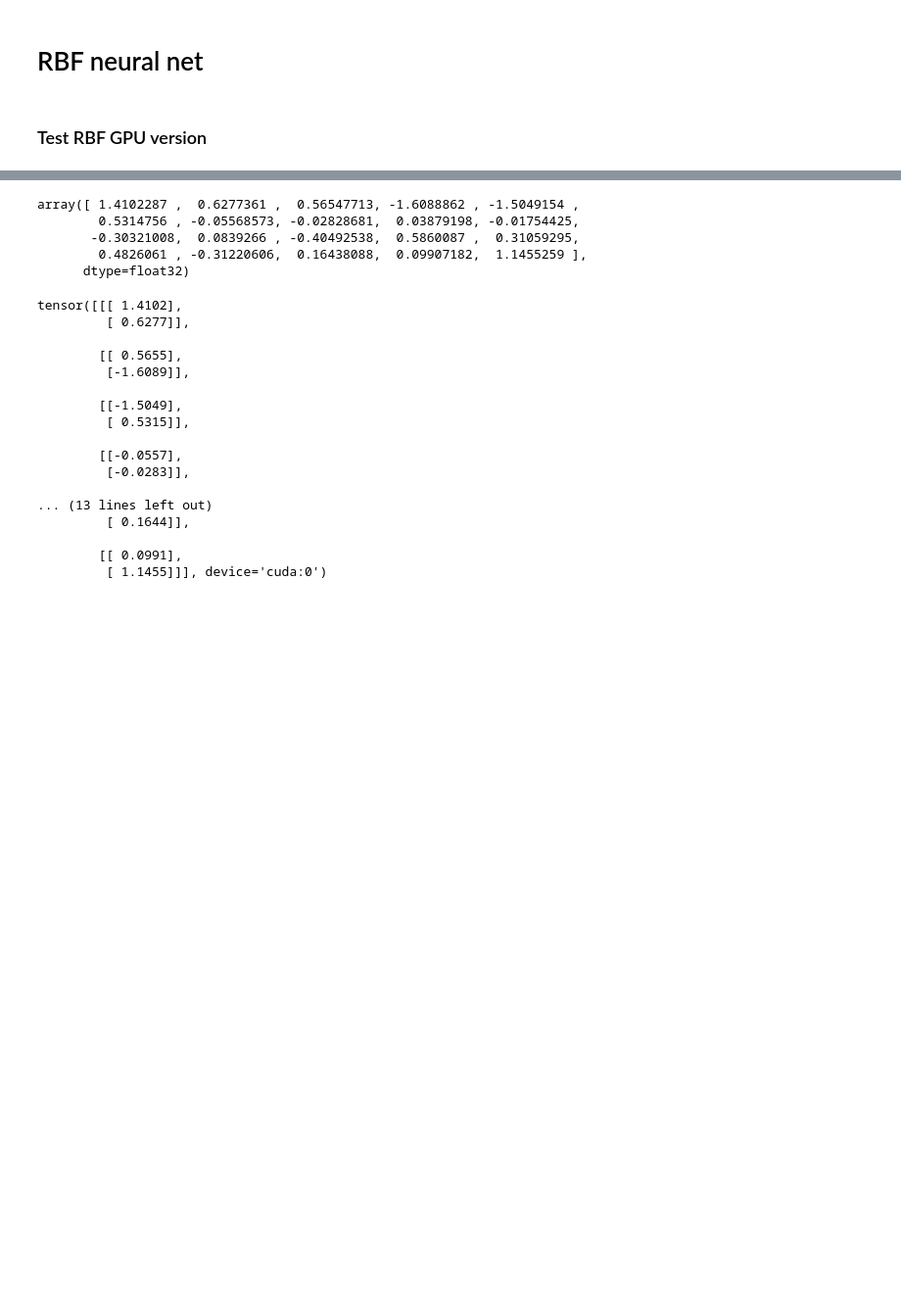
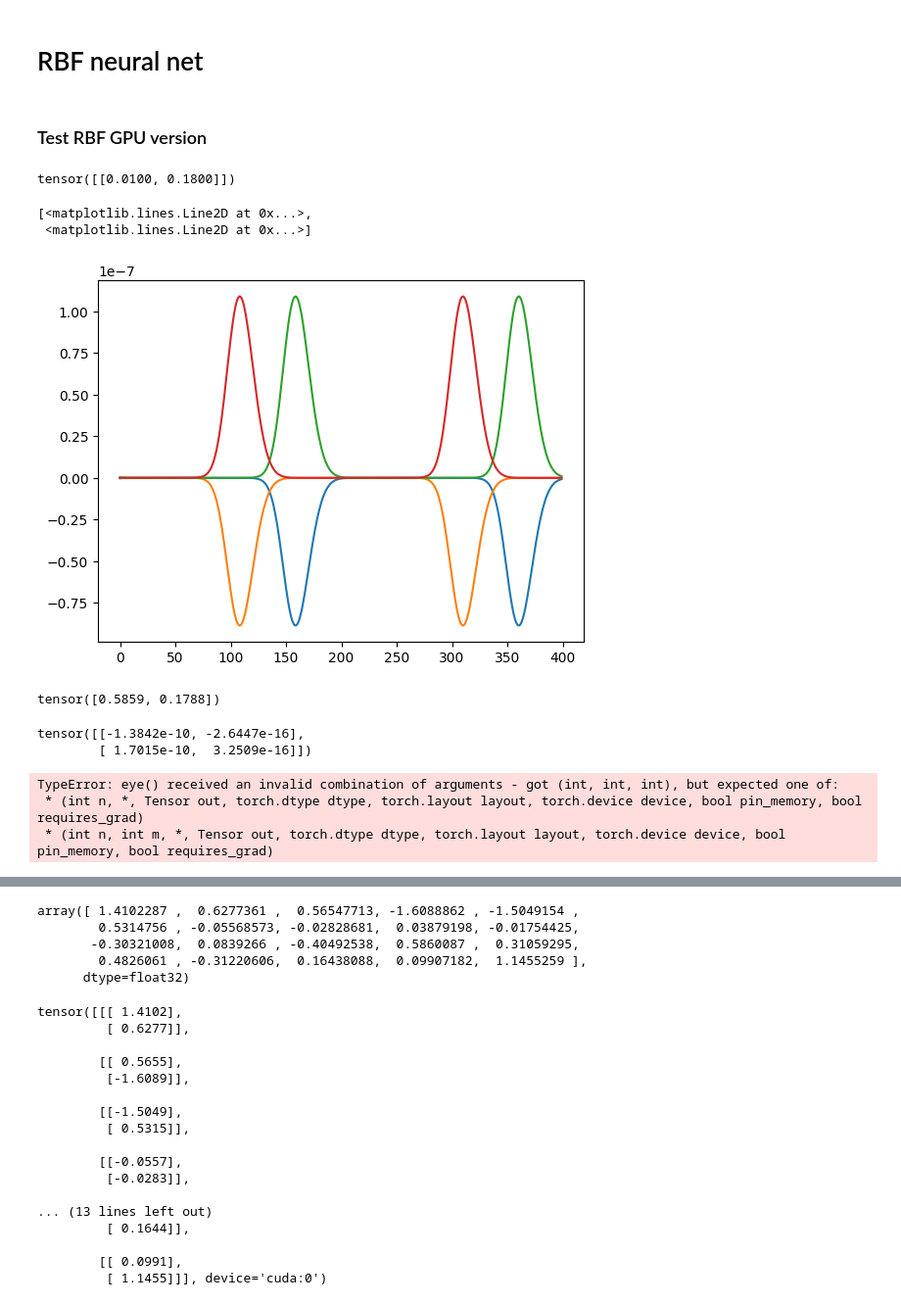
Before and after one commit to Leung555/OmniIsaacGymEnvs, a Jupyter notebook: omniisaacgymenvs/ES/notebook.ipynb, the cells around one changed output, grey strips where cells are left out. Shown: that part at 98% size. Cells and saved outputs as stored; diff of their text form; code cells hidden in the pictures; blank space fills up the shorter version.

```diff
--- a/omniisaacgymenvs/ES/notebook.ipynb
+++ b/omniisaacgymenvs/ES/notebook.ipynb
@@ -228,24 +228,32 @@ weights = torch.randn(num_basis, POPSIZE, num_output,)
 rbf_array = []
 W = torch.Tensor([[ cos(omega) ,  -sin(omega)],
                   [ sin(omega) ,  cos(omega)]])
+# %%
+torch.Tensor([[0.01, 0.18]])
+# %% [output]
+tensor([[0.0100, 0.1800]])
 # %%
 output = []
 with torch.no_grad():
     for i in range(400):
         # o1 = torch.tanh(1.01*( o1p*cos(omega) + o2p*sin(omega)))
         # o2 = torch.tanh(1.01*(-o1p*sin(omega) + o2p*cos(omega)))
         O = torch.tanh(1.01*torch.matmul(O, W))
         # print('o1', o1)
         # posto1 = torch.sum(weights[0]*np.exp(variance*(o1 - centers)), dim=1)
         # posto2 = torch.sum(weights[1]*np.exp(variance*(o2 - centers)), dim=1)
-        post = torch.sum(weights*np.exp(-variance*(O -
+        post = weights*torch.exp(-variance*(O -
             centers.expand(POPSIZE*2,num_basis).transpose(0,1).
-            reshape(num_basis,POPSIZE,2)) ** 2), dim=0)
+            reshape(num_basis,POPSIZE,2)) ** 2)
 
         # cpg_out = torch.stack([posto1,posto2])
         output.append(post.tolist())
         o1p = o1
         o2p = o2
 plt.plot(np.array(output)[:,0,0])
 plt.plot(np.array(output)[:,0,1])
 # plt.plot(output[:,1:2])
+# %% [output]
+[<matplotlib.lines.Line2D at 0x...>,
+ <matplotlib.lines.Line2D at 0x...>]
+[figure, added]
@@ -254,2 +260,12 @@ post
+# %%
+torch.sum(post, dim=[0,2])
+# %% [output]
+tensor([0.5859, 0.1788])
 # %%
-np.exp(-variance*(O - centers.expand(POPSIZE*2,num_basis).transpose(0,1).reshape(num_basis,POPSIZE,2)) ** 2)
+a = weights*np.exp(-variance*(O -
+            centers.expand(POPSIZE*2,num_basis).transpose(0,1).
+            reshape(num_basis,POPSIZE,2)) ** 2)
+torch.sum(torch.eye)
+# %% [output]
+tensor([[-1.3842e-10, -2.6447e-16],
+        [ 1.7015e-10,  3.2509e-16]])
@@ -257,0 +272,6 @@ output
+# %%
+torch.sum(torch.eye(2,2,2), dim=[0])
+# %% [output]
+TypeError: eye() received an invalid combination of arguments - got (int, int, int), but expected one of:
+ * (int n, *, Tensor out, torch.dtype dtype, torch.layout layout, torch.device device, bool pin_memory, bool requires_grad)
+ * (int n, int m, *, Tensor out, torch.dtype dtype, torch.layout layout, torch.device device, bool pin_memory, bool requires_grad)
```
Also changed, not shown: parts of 5 cells of this notebook, 2 other files.
